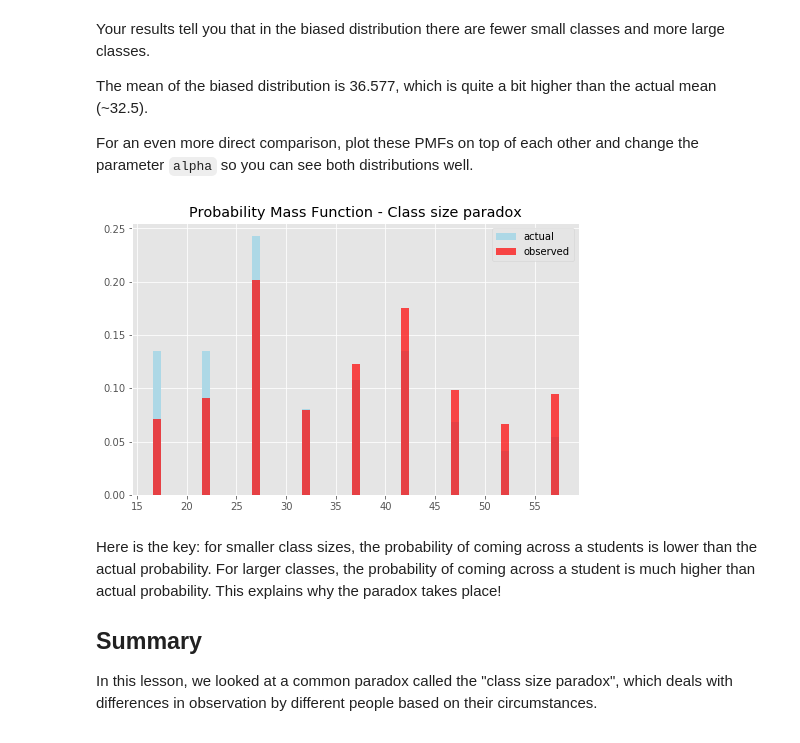
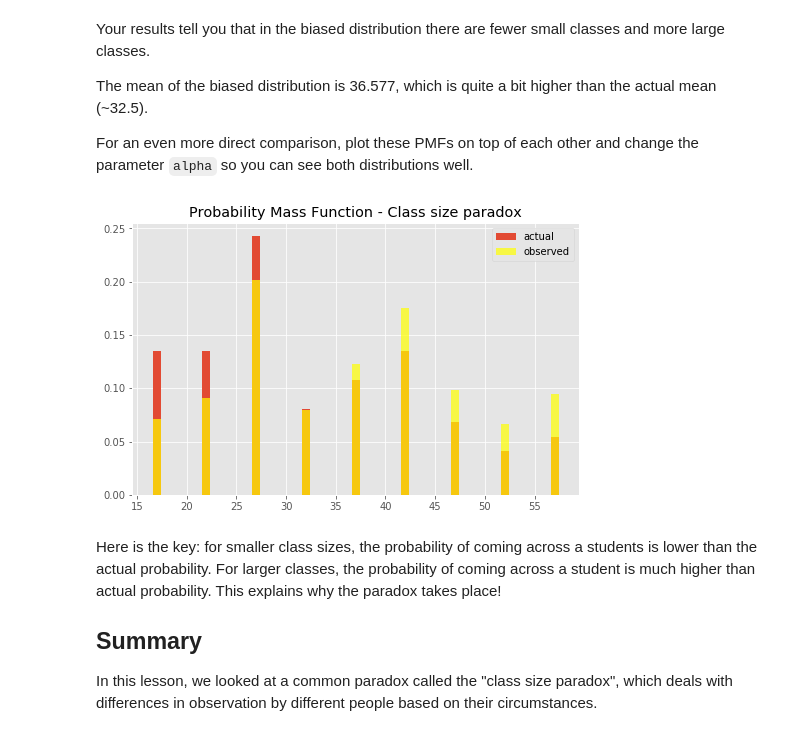
Before and after one commit to polyglottraveler/dsc-probability-mass-function-lab-hbs-ds-060120, a Jupyter notebook: index.ipynb, the cells around one changed output. Drawn from its saved outputs; the diff is of its cells as text; code cells hidden in the pictures.

```diff
--- a/index.ipynb
+++ b/index.ipynb
@@ -199,16 +199,16 @@ For an even more direct comparison, plot these PMFs on top of each other and cha
 # %%
 # Plot pmfs overlapping
 plt.figure(figsize=(8, 5))
 
 plt.bar(sizes, pmf, label = 'actual')
-plt.bar(sizes, pmf2, color='ye', alpha =0.7, label = 'observed')
+plt.bar(sizes, pmf2, color='yellow', alpha =0.7, label = 'observed')
 
 plt.title ("Probability Mass Function - Class size paradox");
 plt.legend()
 
 plt.show()
 # %% [output]
-[figure, old version]
+[figure, new version]
 # %% [markdown]
 Here is the key: for smaller class sizes, the probability of coming across a students is lower than the actual probability. For larger classes, the probability of coming across a student is much higher than actual probability. This explains why the paradox takes place!
 
```
